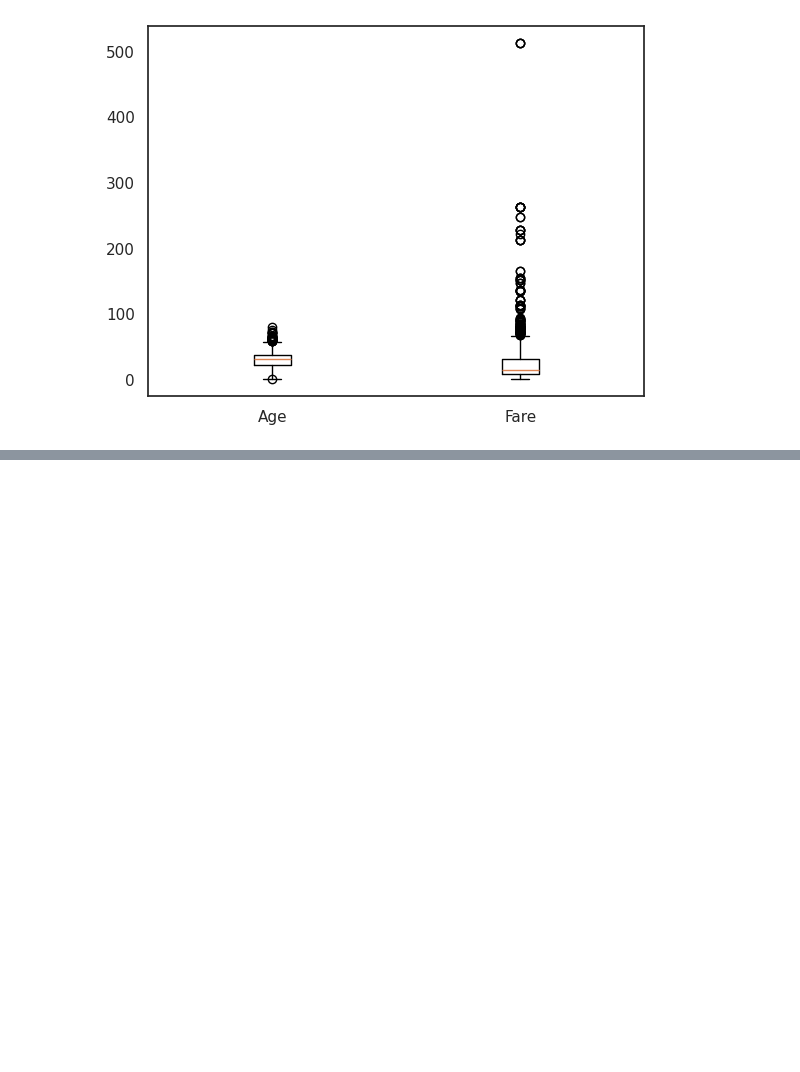
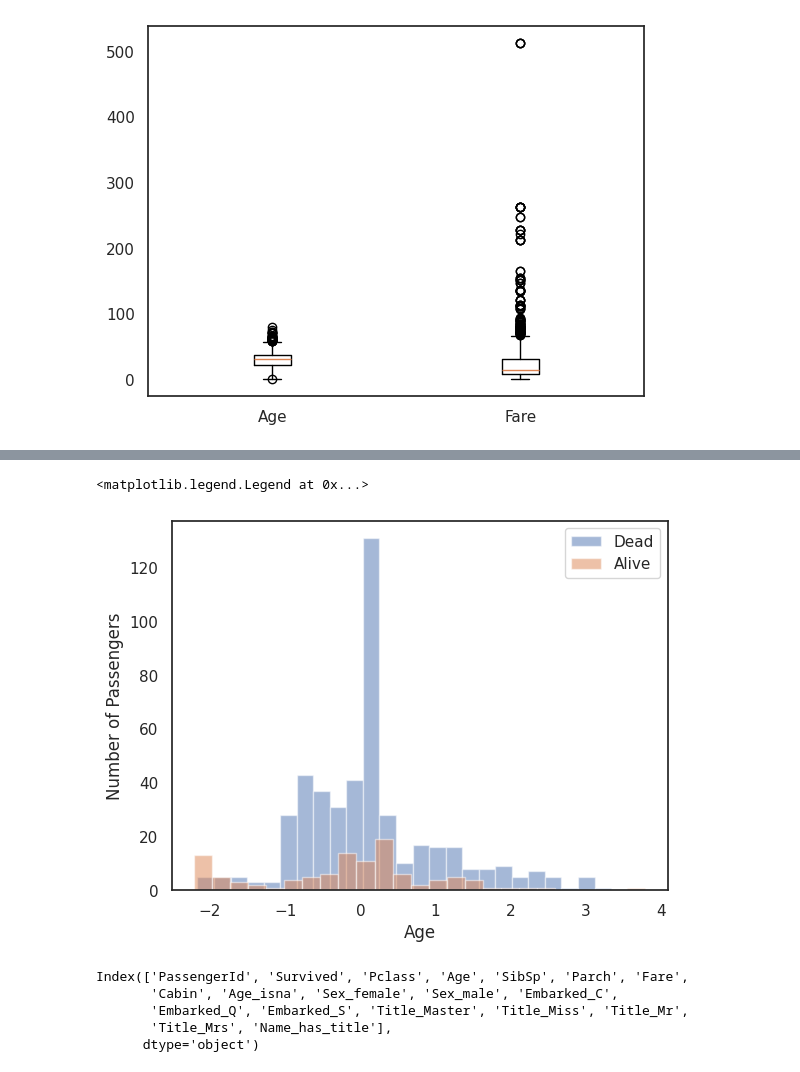
Before and after one commit to adcgunwoo/Titantic, a Jupyter notebook: titanic.ipynb, the cells around one changed output, grey strips where cells are left out. Drawn from its saved outputs; the diff is of its cells as text; code cells hidden in the pictures; blank space fills up the shorter version.

```diff
--- a/titanic.ipynb
+++ b/titanic.ipynb
@@ -839,0 +1096,20 @@ df_train.sort_values(by=['Fare'], ascending=False).head(5)
+# %%
+# 남성 나이 별 Survived(사망자/생존자) 분포
+hist1 = df_train[(df_train['Survived']==0) & (df_train['Sex_male'])]['Age']
+hist2 = df_train[(df_train['Survived']==1) & (df_train['Sex_male'])]['Age']
+plt.hist(hist1, label='Dead', bins=25, alpha=0.5)
+plt.hist(hist2, label='Alive', bins=25, alpha=0.5)
+plt.xlabel('Age')
+plt.ylabel('Number of Passengers')
+plt.legend(loc=0)
+# %% [output]
+<matplotlib.legend.Legend at 0x...>
+[figure, added]
+# %%
+df_train.columns
+# %% [output]
+Index(['PassengerId', 'Survived', 'Pclass', 'Age', 'SibSp', 'Parch', 'Fare',
+       'Cabin', 'Age_isna', 'Sex_female', 'Sex_male', 'Embarked_C',
+       'Embarked_Q', 'Embarked_S', 'Title_Master', 'Title_Miss', 'Title_Mr',
+       'Title_Mrs', 'Name_has_title'],
+      dtype='object')
```
Also changed, not shown: parts of 52 cells of this notebook.
